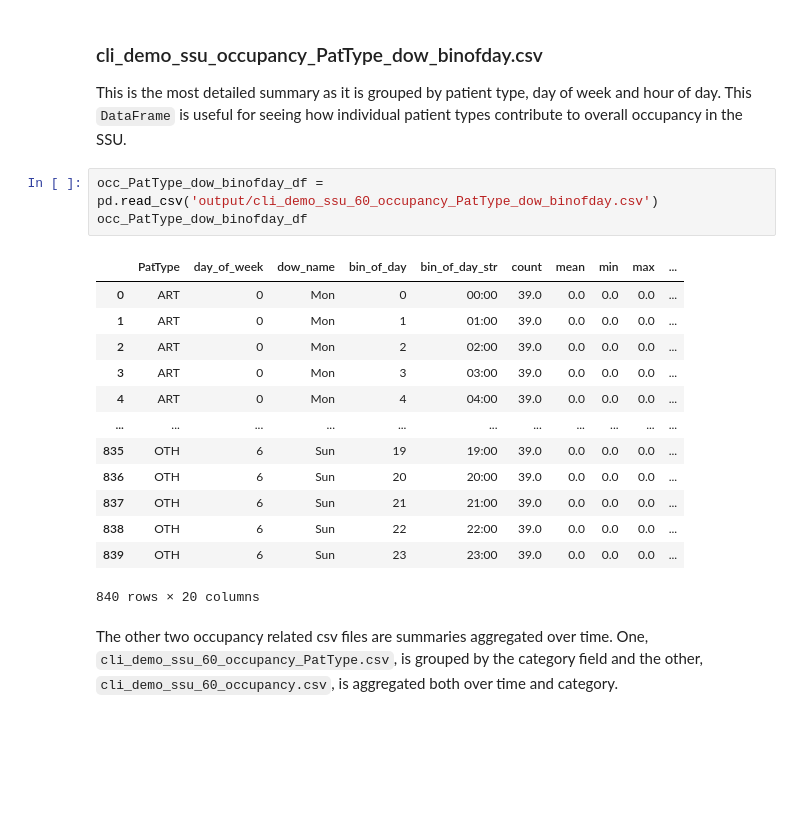
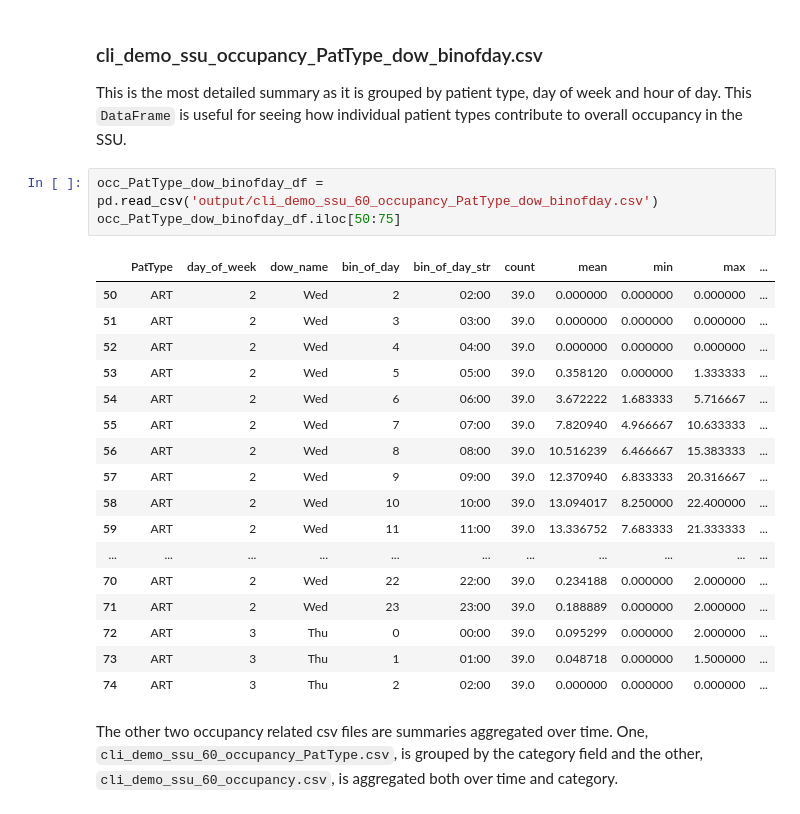
Before and after one commit to misken/hillmaker, a Jupyter notebook: docs/jb-hm/getting_started.ipynb, the cells around one changed output. Drawn from its saved outputs; the diff is of its cells as text; blank space fills up the shorter version.

```diff
--- a/docs/jb-hm/getting_started.ipynb
+++ b/docs/jb-hm/getting_started.ipynb
@@ -251,21 +243,25 @@ Image('output/cli_demo_ssu_60_occupancy_wed.png')
 This is the most detailed summary as it is grouped by patient type, day of week and hour of day.  This `DataFrame` is useful for seeing how individual patient types contribute to overall occupancy in the SSU.
 # %%
 occ_PatType_dow_binofday_df = pd.read_csv('output/cli_demo_ssu_60_occupancy_PatType_dow_binofday.csv')
-occ_PatType_dow_binofday_df
+occ_PatType_dow_binofday_df.iloc[50:75]
 # %% [output]
 |  | PatType | day_of_week | dow_name | bin_of_day | bin_of_day_str | count | mean | min | max | ... |
-| 0 | ART | 0 | Mon | 0 | 00:00 | 39.0 | 0.0 | 0.0 | 0.0 | ... |
-| 1 | ART | 0 | Mon | 1 | 01:00 | 39.0 | 0.0 | 0.0 | 0.0 | ... |
-| 2 | ART | 0 | Mon | 2 | 02:00 | 39.0 | 0.0 | 0.0 | 0.0 | ... |
-| 3 | ART | 0 | Mon | 3 | 03:00 | 39.0 | 0.0 | 0.0 | 0.0 | ... |
-| 4 | ART | 0 | Mon | 4 | 04:00 | 39.0 | 0.0 | 0.0 | 0.0 | ... |
+| 50 | ART | 2 | Wed | 2 | 02:00 | 39.0 | 0.000000 | 0.000000 | 0.000000 | ... |
+| 51 | ART | 2 | Wed | 3 | 03:00 | 39.0 | 0.000000 | 0.000000 | 0.000000 | ... |
+| 52 | ART | 2 | Wed | 4 | 04:00 | 39.0 | 0.000000 | 0.000000 | 0.000000 | ... |
+| 53 | ART | 2 | Wed | 5 | 05:00 | 39.0 | 0.358120 | 0.000000 | 1.333333 | ... |
+| 54 | ART | 2 | Wed | 6 | 06:00 | 39.0 | 3.672222 | 1.683333 | 5.716667 | ... |
+| 55 | ART | 2 | Wed | 7 | 07:00 | 39.0 | 7.820940 | 4.966667 | 10.633333 | ... |
+| 56 | ART | 2 | Wed | 8 | 08:00 | 39.0 | 10.516239 | 6.466667 | 15.383333 | ... |
+| 57 | ART | 2 | Wed | 9 | 09:00 | 39.0 | 12.370940 | 6.833333 | 20.316667 | ... |
+| 58 | ART | 2 | Wed | 10 | 10:00 | 39.0 | 13.094017 | 8.250000 | 22.400000 | ... |
+| 59 | ART | 2 | Wed | 11 | 11:00 | 39.0 | 13.336752 | 7.683333 | 21.333333 | ... |
 | ... | ... | ... | ... | ... | ... | ... | ... | ... | ... | ... |
-| 835 | OTH | 6 | Sun | 19 | 19:00 | 39.0 | 0.0 | 0.0 | 0.0 | ... |
-| 836 | OTH | 6 | Sun | 20 | 20:00 | 39.0 | 0.0 | 0.0 | 0.0 | ... |
-| 837 | OTH | 6 | Sun | 21 | 21:00 | 39.0 | 0.0 | 0.0 | 0.0 | ... |
-| 838 | OTH | 6 | Sun | 22 | 22:00 | 39.0 | 0.0 | 0.0 | 0.0 | ... |
-| 839 | OTH | 6 | Sun | 23 | 23:00 | 39.0 | 0.0 | 0.0 | 0.0 | ... |
+| 70 | ART | 2 | Wed | 22 | 22:00 | 39.0 | 0.234188 | 0.000000 | 2.000000 | ... |
+| 71 | ART | 2 | Wed | 23 | 23:00 | 39.0 | 0.188889 | 0.000000 | 2.000000 | ... |
+| 72 | ART | 3 | Thu | 0 | 00:00 | 39.0 | 0.095299 | 0.000000 | 2.000000 | ... |
+| 73 | ART | 3 | Thu | 1 | 01:00 | 39.0 | 0.048718 | 0.000000 | 1.500000 | ... |
+| 74 | ART | 3 | Thu | 2 | 02:00 | 39.0 | 0.000000 | 0.000000 | 0.000000 | ... |
-840 rows × 20 columns
 # %% [markdown]
 The other two occupancy related csv files are summaries aggregated over time. One, `cli_demo_ssu_60_occupancy_PatType.csv`, is grouped by the category field and the other, `cli_demo_ssu_60_occupancy.csv`, is aggregated both over time and category.
 # %%
```
Also changed, not shown: parts of 31 cells of this notebook, 9 other files.
